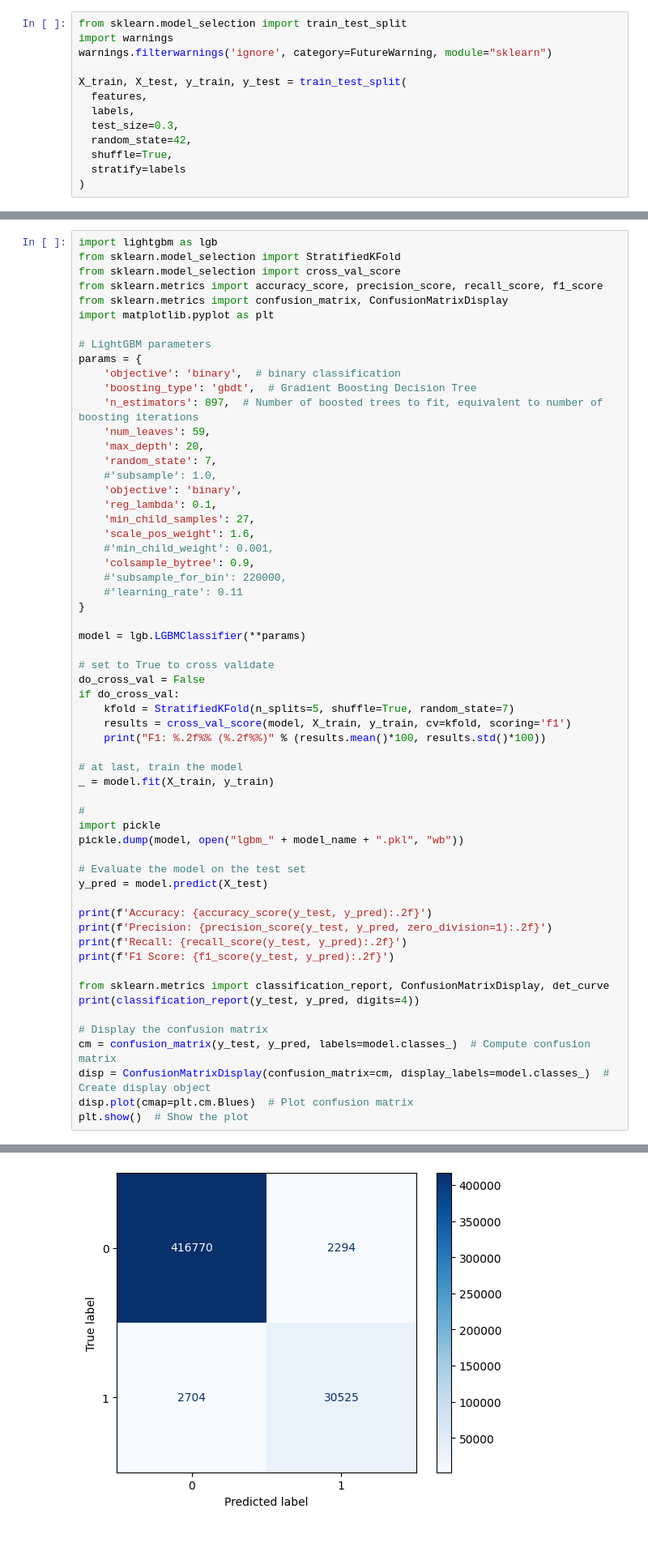
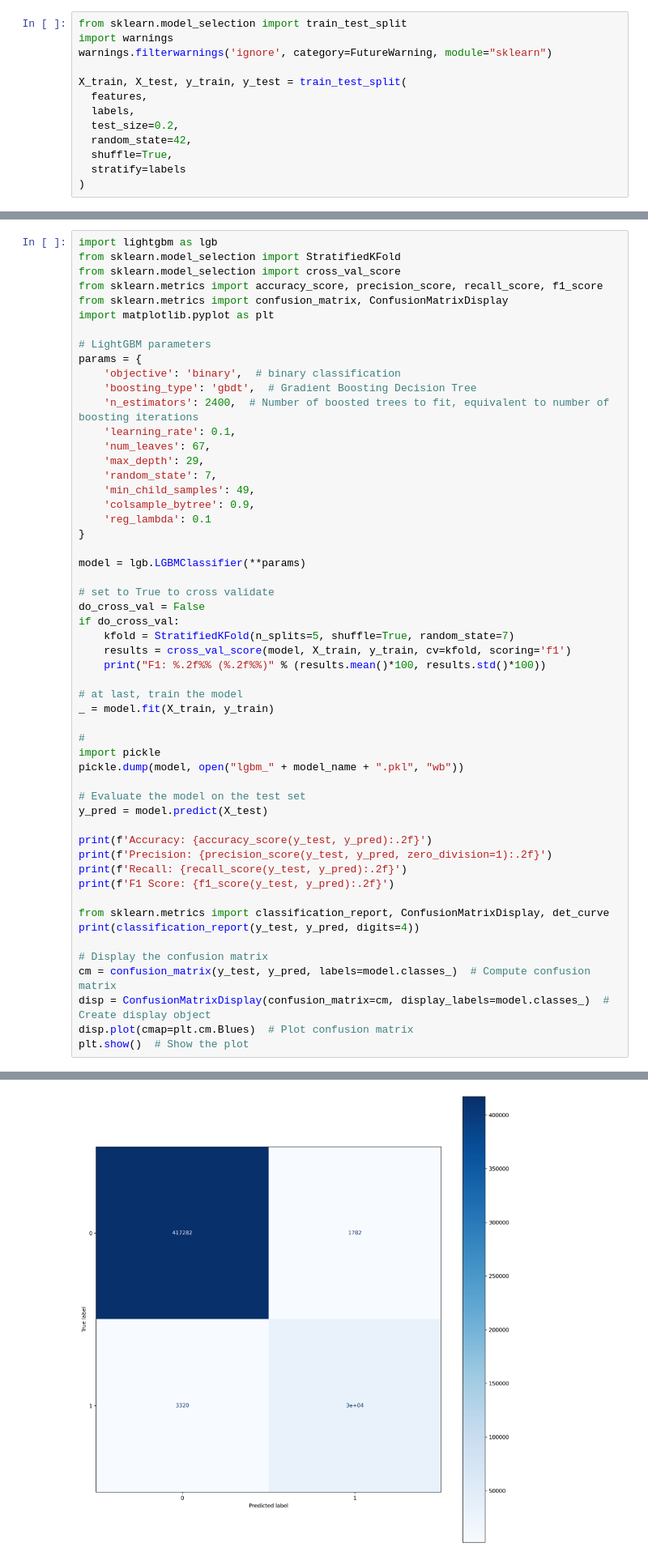
Before and after one commit to OviOvocny/dr-playground, a Jupyter notebook: LightGBM-malware-demo.ipynb, the cells around one changed output, grey strips where cells are left out. Shown at 81% size. Saved outputs shown, nothing was run; the diff lists cells and outputs as text; blank space fills up the shorter version.

```diff
--- a/LightGBM-malware-demo.ipynb
+++ b/LightGBM-malware-demo.ipynb
@@ -100,7 +100,7 @@ warnings.filterwarnings('ignore', category=FutureWarning, module="sklearn")
 X_train, X_test, y_train, y_test = train_test_split(
   features,
   labels,
-  test_size=0.3,
+  test_size=0.2,
   random_state=42,
   shuffle=True,
   stratify=labels
@@ -119,19 +119,14 @@ import matplotlib.pyplot as plt
 params = {
     'objective': 'binary',  # binary classification
     'boosting_type': 'gbdt',  # Gradient Boosting Decision Tree
-    'n_estimators': 897,  # Number of boosted trees to fit, equivalent to number of boosting iterations
-    'num_leaves': 59,
-    'max_depth': 20,
+    'n_estimators': 2400,  # Number of boosted trees to fit, equivalent to number of boosting iterations
+    'learning_rate': 0.1,
+    'num_leaves': 67,
+    'max_depth': 29,
     'random_state': 7,
-    #'subsample': 1.0,
-    'objective': 'binary',
-    'reg_lambda': 0.1,
-    'min_child_samples': 27,
-    'scale_pos_weight': 1.6,
-    #'min_child_weight': 0.001,
+    'min_child_samples': 49,
     'colsample_bytree': 0.9,
-    #'subsample_for_bin': 220000,
-    #'learning_rate': 0.11
+    'reg_lambda': 0.1
 }
 
 model = lgb.LGBMClassifier(**params)
@@ -190,3 +185,3 @@ weighted avg     0.9889    0.9889    0.9889    452293
-[figure, old version]
+[figure, new version]
 # %%
 # Hyperparameter tuning
```
Also changed, not shown: parts of 4 cells of this notebook, 10 other files.
